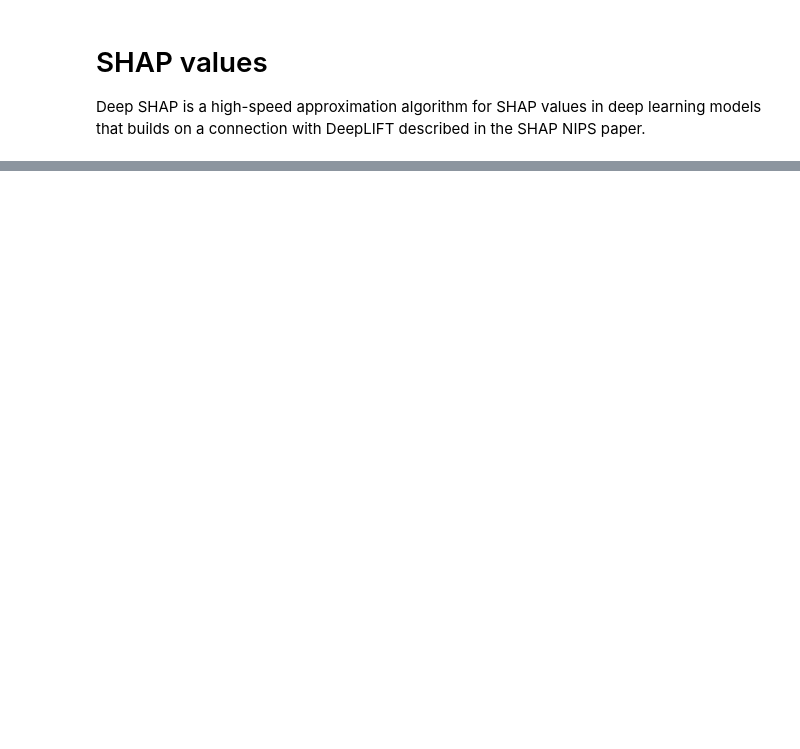
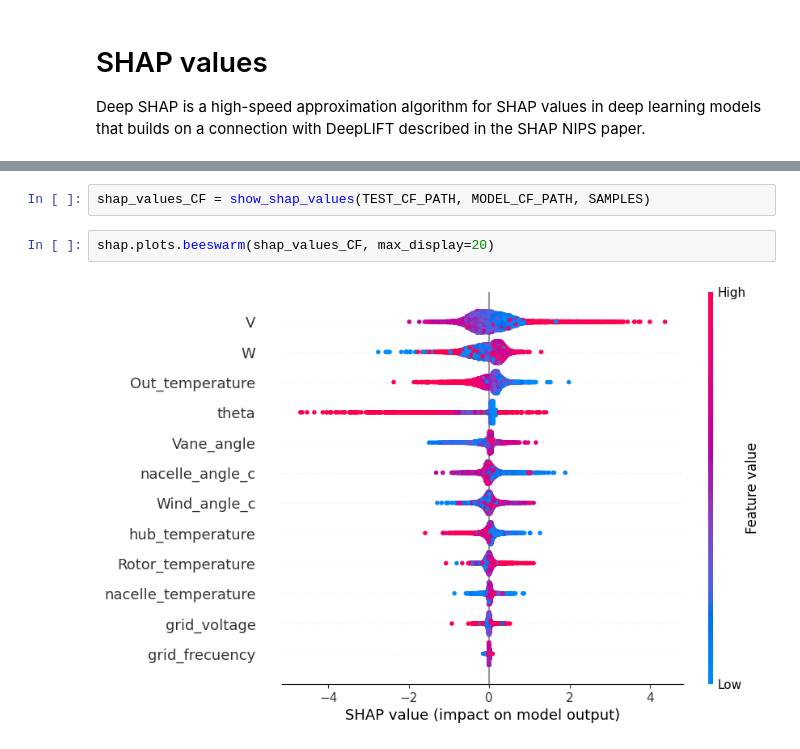
Before and after one commit to alfonsogijon/WindTurbines_hybrid, a Jupyter notebook: Explainability/Explainability.ipynb, the cells around one changed output, grey strips where cells are left out. Drawn from its saved outputs; the diff is of its cells as text; blank space fills up the shorter version.

```diff
--- a/Explainability/Explainability.ipynb
+++ b/Explainability/Explainability.ipynb
@@ -79,0 +76,6 @@ Your TensorFlow version is newer than 2.4.0 and so graph support has been remove
+# %%
+shap_values_CF = show_shap_values(TEST_CF_PATH, MODEL_CF_PATH, SAMPLES)
+# %%
+shap.plots.beeswarm(shap_values_CF, max_display=20)
+# %% [output]
+[figure, added]
```
Also changed, not shown: parts of 16 cells of this notebook, 2 other files.
